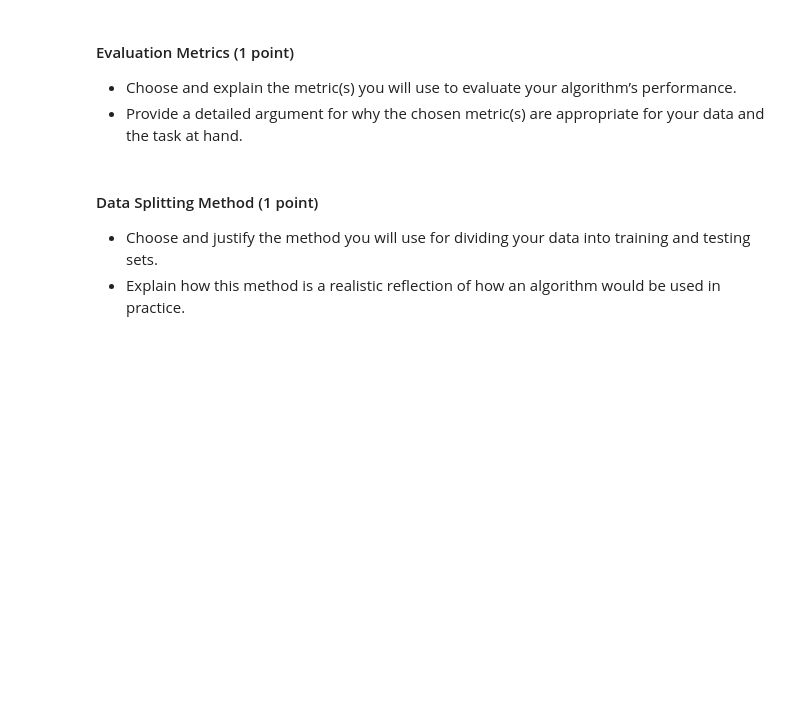
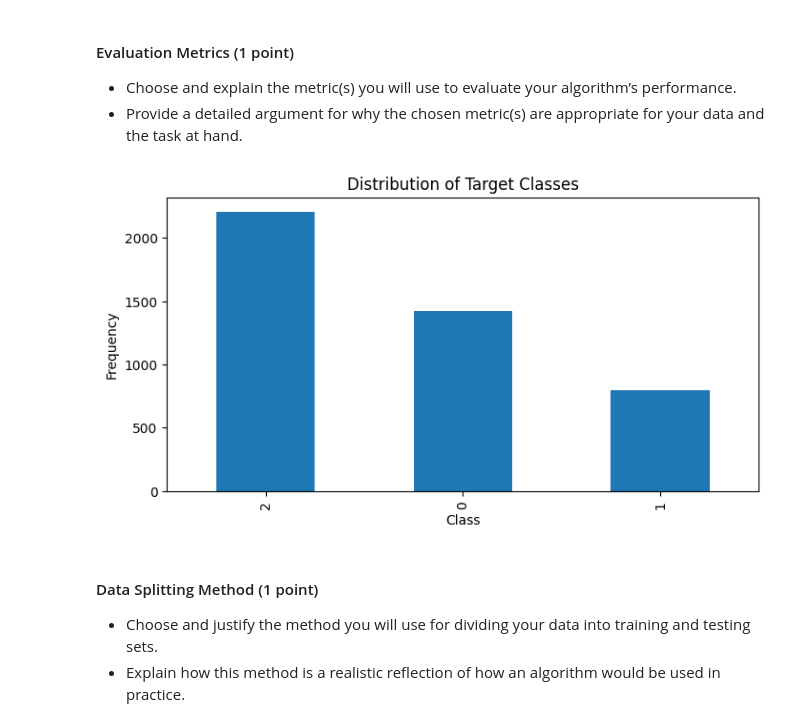
Before and after one commit to Millerb7/Deep_Learning_Lab, a Jupyter notebook: Lab.ipynb, the cells around one changed output. Saved outputs shown, nothing was run; the diff lists cells and outputs as text; code cells hidden in the pictures; blank space fills up the shorter version.

```diff
--- a/Lab.ipynb
+++ b/Lab.ipynb
@@ -31,0 +123,23 @@ import pandas as pd
+# %%
+# Define higher education as having any degree (assuming codes 2 to 34 represent degrees and advanced studies)
+higher_education_codes = list(range(1, 6))  # Adjust this range based on the actual codes in your dataset
+
+# Creating binary fields for mother's and father's education
+df['Mother_Higher_Ed'] = df['Mothers_qualification'].apply(lambda x: 1 if x in higher_education_codes else 0)
+df['Father_Higher_Ed'] = df['Fathers_qualification'].apply(lambda x: 1 if x in higher_education_codes else 0)
+# %%
+from sklearn.preprocessing import LabelEncoder
+
+# Instantiate the label encoder
+label_encoder = LabelEncoder()
+
+# Fit label encoder and return encoded labels for the training target variable
+df['Target'] = label_encoder.fit_transform(df['Target'])
+
+# To get the unique classes after encoding and their corresponding encoded values
+unique_classes = label_encoder.classes_
+unique_encoded = label_encoder.transform(unique_classes)
+
+print("Unique classes:", unique_classes)
+print("Encoded classes:", unique_encoded)
+print("First few encoded values of y_train:", df['Target'].head())
@@ -33,3 +156,10 @@ import pandas as pd
 #### Identify Cross-product Features (1 point)
 - Identify groups of features in your data that should be combined into cross-product features.
 - Provide a justification for why these features should be crossed or not.
+# %%
+import numpy as np
+
+df['Scholarship_Debt_Cross'] = np.multiply(df['Scholarship_holder'], df['Debtor'])
+df['Parent_Qual_Educ_Cross'] = np.multiply(df['Mother_Higher_Ed'], df['Father_Higher_Ed'])
+
+print(df[['Parent_Qual_Educ_Cross', 'Scholarship_Debt_Cross']].head())
@@ -37,6 +188,16 @@ import pandas as pd
 #### Evaluation Metrics (1 point)
 - Choose and explain the metric(s) you will use to evaluate your algorithm’s performance.
 - Provide a detailed argument for why the chosen metric(s) are appropriate for your data and the task at hand.
+# %%
+# Plotting the distribution of the target variable
+plt.figure(figsize=(8, 4))
+df['Target'].value_counts().plot(kind='bar')
+plt.title('Distribution of Target Classes')
+plt.xlabel('Class')
+plt.ylabel('Frequency')
+plt.show()
+# %% [output]
+[figure, added]
 # %% [markdown]
 #### Data Splitting Method (1 point)
 - Choose and justify the method you will use for dividing your data into training and testing sets.
```
Also changed, not shown: parts of 26 cells of this notebook, 1 other file.
